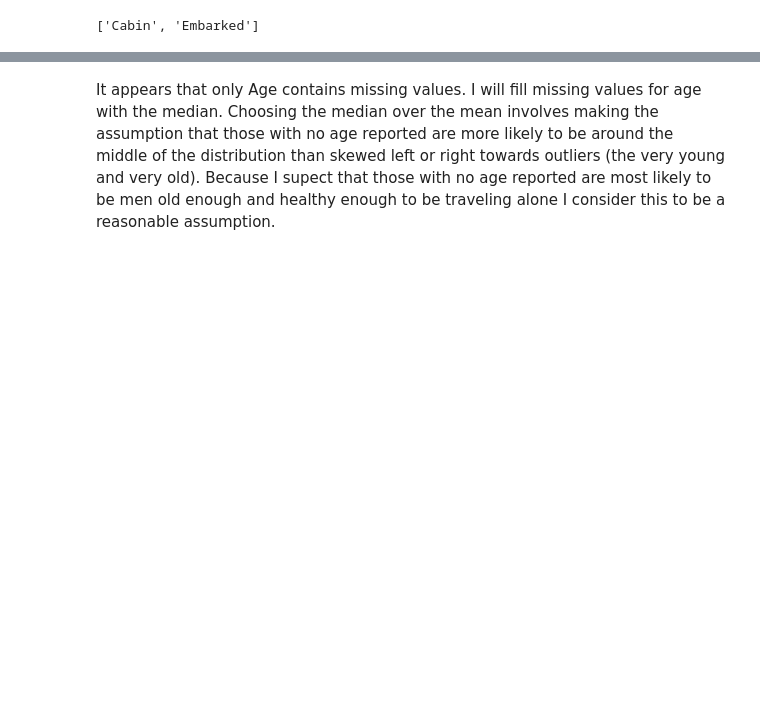
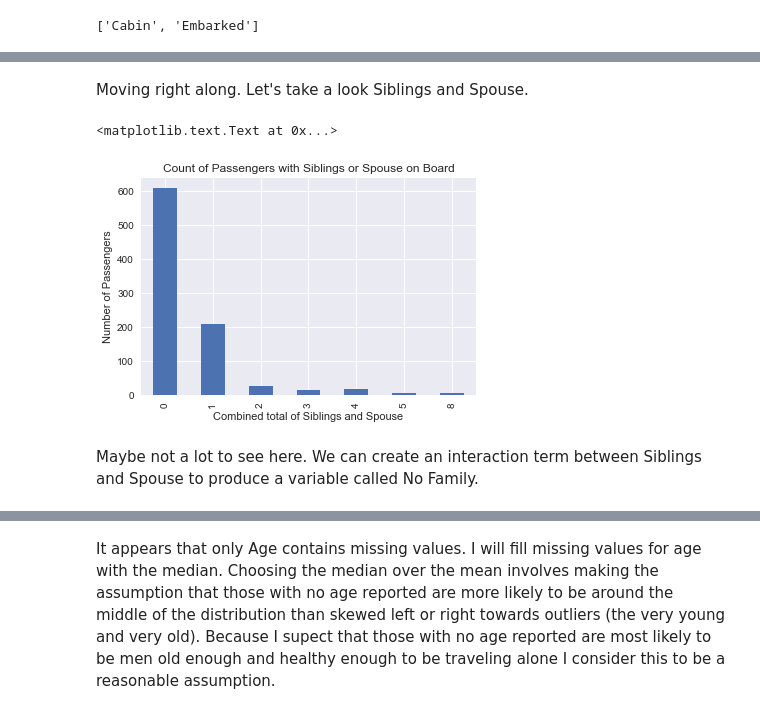
Before and after one commit to broad32/byu_econ_applied_machine_learning, a Jupyter notebook: homeworks/Homework_4.ipynb, the cells around one changed output, grey strips where cells are left out. Cells and saved outputs as stored; diff of their text form; code cells hidden in the pictures; blank space fills up the shorter version.

```diff
--- a/homeworks/Homework_4.ipynb
+++ b/homeworks/Homework_4.ipynb
@@ -272,0 +234,16 @@ ValueError: could not convert string to float: 'A./5. 2152'
+# %%
+train['No_dependents']=1
+train['No_dependents'][train.Parch > 0] = 0
+train['Mother']=train['Parch']*train['Female']
+# %% [markdown]
+Moving right along.  Let's take a look Siblings and Spouse.
+# %%
+train['SibSp'].value_counts().sort_index().plot(kind='bar', linewidth=2,x=[0,1,2,3,4,5,6,7,8])
+plt.title('Count of Passengers with Siblings or Spouse on Board')
+plt.ylabel('Number of Passengers')
+plt.xlabel('Combined total of Siblings and Spouse')
+# %% [output]
+<matplotlib.text.Text at 0x...>
+[figure, added]
+# %% [markdown]
+Maybe not a lot to see here.  We can create an interaction term between Siblings and Spouse to produce a variable called No Family.
```
Also changed, not shown: parts of 41 cells of this notebook.
